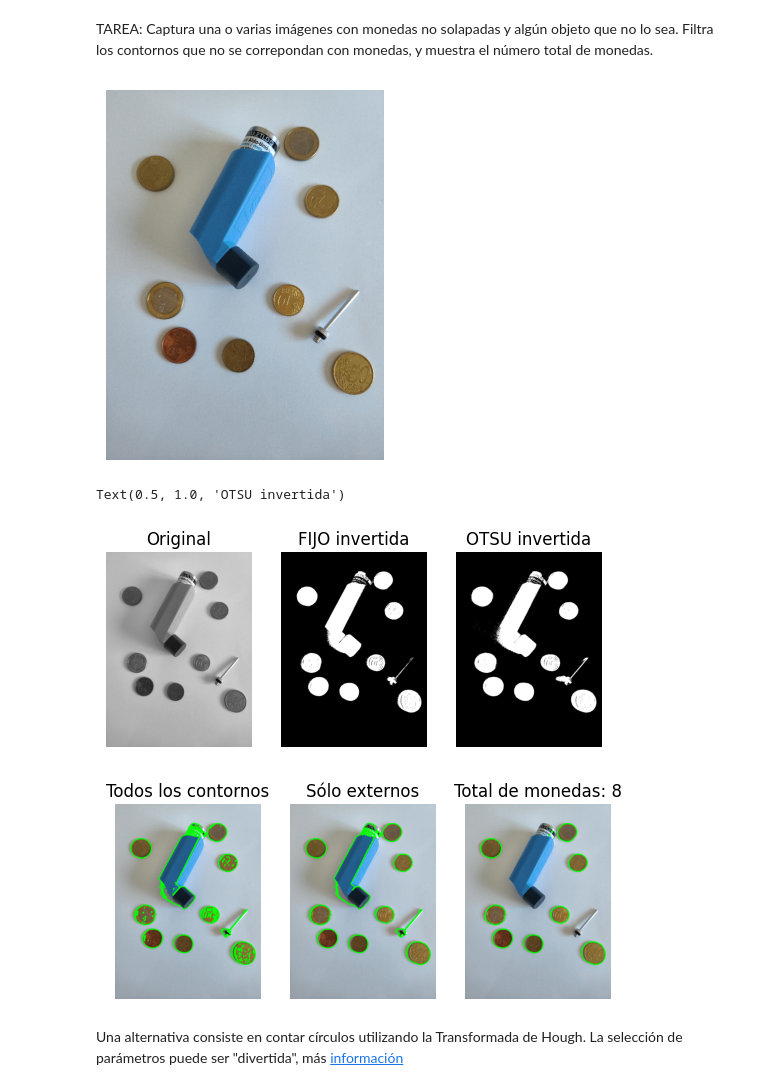
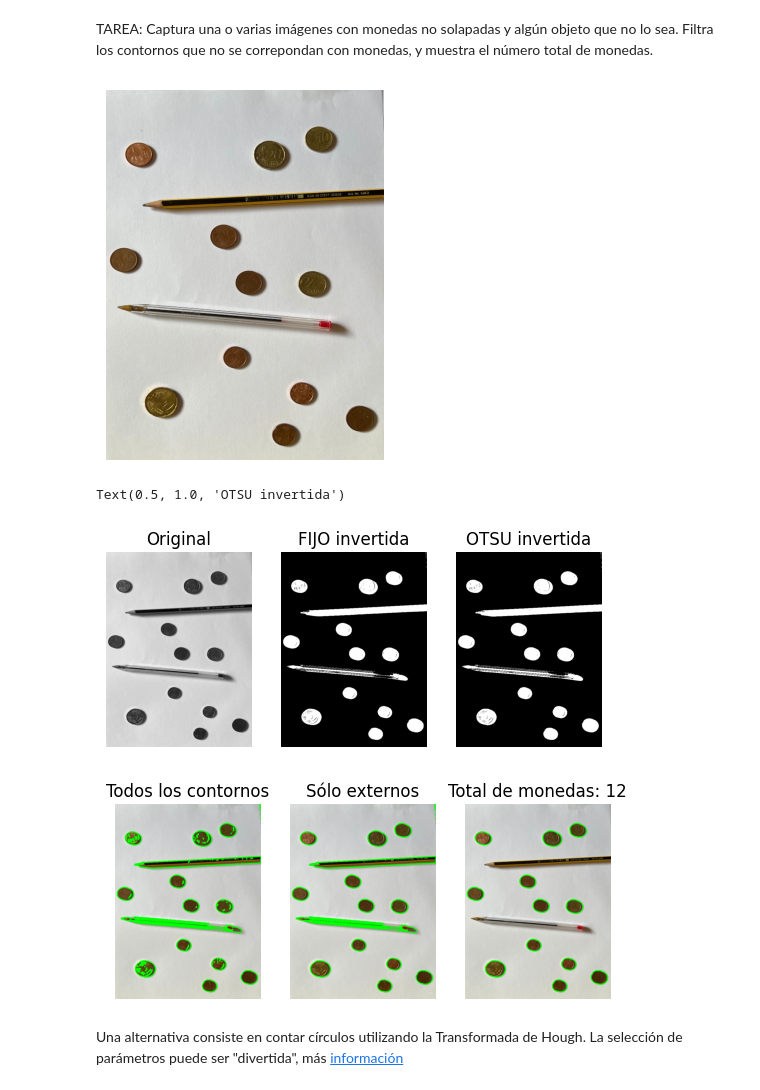
Before and after one commit to raulmat19/Vision-por-Computador, a Jupyter notebook: Práctica 3/VC_P3.ipynb, the cells around one changed output. Drawn from its saved outputs; the diff is of its cells as text; code cells hidden in the pictures.

```diff
--- a/Práctica 3/VC_P3.ipynb
+++ b/Práctica 3/VC_P3.ipynb
@@ -147,7 +147,7 @@ Clipping input data to the valid range for imshow with RGB data ([0..1] for floa
 # %% [markdown]
 TAREA: Captura una o varias imágenes con monedas no solapadas y algún objeto que no lo sea. Filtra los contornos que no se correpondan con monedas, y muestra el número total de monedas.
 # %%
-self_img = cv2.imread('monedas_y_objetos.jpg')
+self_img = cv2.imread('prueba_foto2.jpeg')
 self_img = cv2.resize(self_img, (600, 800))
 #OpenCV lee las imágenes en BGR, por lo que convertimos para visualizar RGB
 self_img_rgb = cv2.cvtColor(self_img, cv2.COLOR_BGR2RGB)
@@ -172,36 +172,36 @@ self_img_gris = cv2.cvtColor(self_img_rgb, cv2.COLOR_BGR2GRAY)
 #plt.subplot(1, 2, 1)
 #plt.title("Histograma")
 #plt.xlabel("Bins")
 #plt.ylabel("# píxeles")
 #plt.plot(hist)
 #plt.xlim([0, 256])
 
 #Dos umbralizados. Te invito a probar con parámetros, aplicar filtro previo, etc.
 umbral = 125
 #Umbralización binaria invertida, objetos en blanco
 res,img_th1 = cv2.threshold(self_img_gris,umbral,255,cv2.THRESH_BINARY_INV)
 # Otsu
 ret2,img_th2 = cv2.threshold(self_img_gris,0,255,cv2.THRESH_BINARY_INV+cv2.THRESH_OTSU)
 
 plt.figure()
 plt.subplot(1, 3, 1)
 plt.axis("off")
 plt.imshow(self_img_gris,cmap='gray')
 plt.title('Original')
 
 plt.subplot(1, 3, 2)
 plt.axis("off")
 plt.imshow(img_th1,cmap='gray')
 plt.title('FIJO invertida')
 
 plt.subplot(1, 3, 3)
 plt.axis("off")
 plt.imshow(img_th2,cmap='gray')
 plt.title('OTSU invertida')
 # %% [output]
-[figure, old version]
+[figure, new version]
 Text(0.5, 1.0, 'OTSU invertida')
-[figure, old version]
+[figure, new version]
 # %%
 #Todos los contornos, externos e internos
 contornos, hierarchy = cv2.findContours(
@@ -253,7 +253,7 @@ plt.imshow(self_img_rgb_copy)
 plt.title('Total de monedas: ' + str(coin_count))
 plt.show()
 # %% [output]
-[figure, old version]
+[figure, new version]
 # %% [markdown]
 Una alternativa consiste en contar círculos utilizando la Transformada de Hough. La selección de parámetros puede ser "divertida", más [información](https://docs.opencv.org/4.x/da/d53/tutorial_py_houghcircles.html)
 # %%
```
Also changed, not shown: 2 other files.
